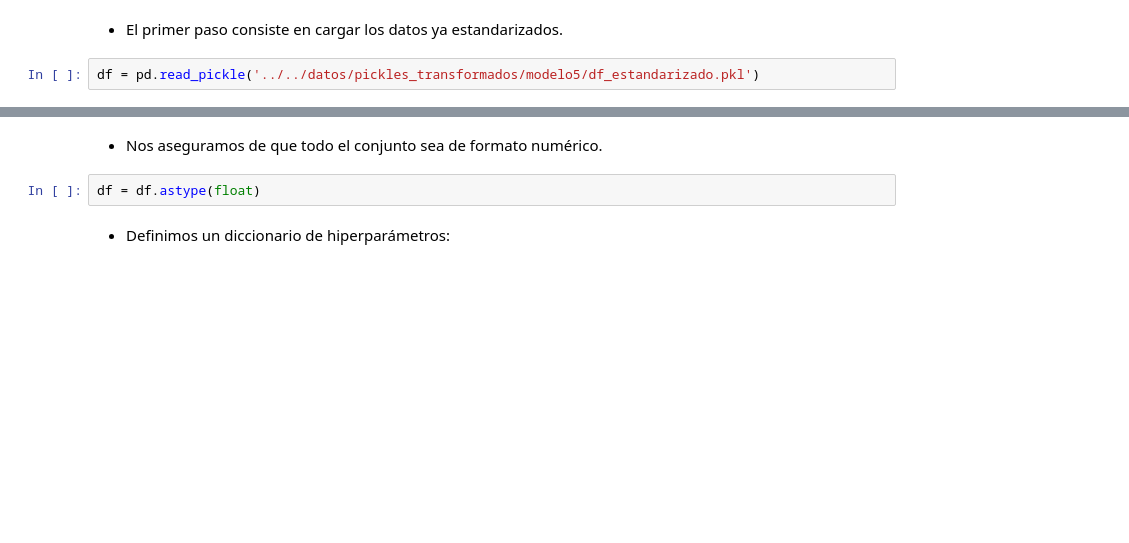
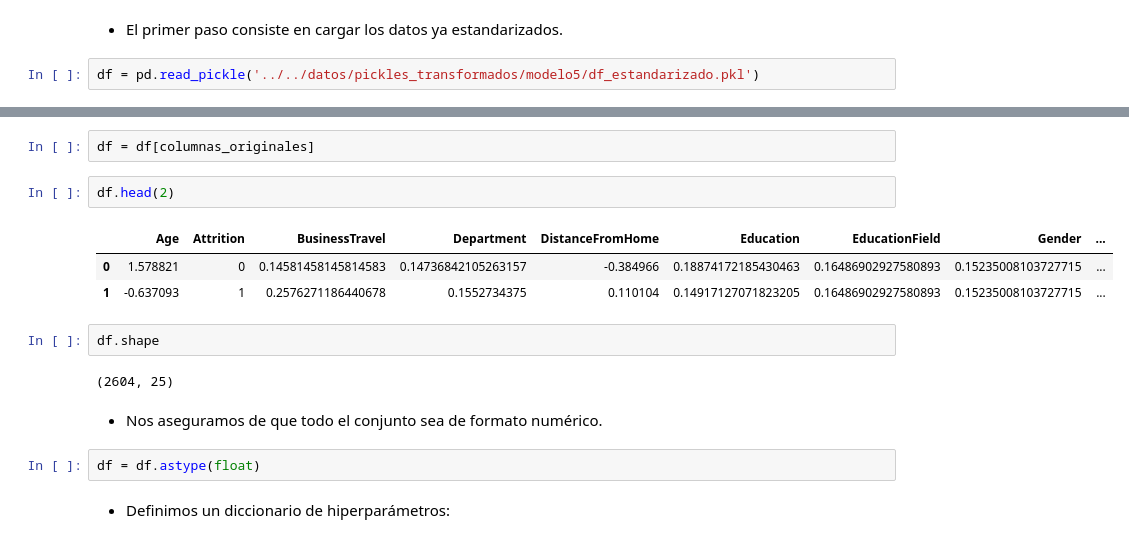
Before and after one commit to davfranco1/Proyecto8-PrediccionRetencionEmpleados, a Jupyter notebook: notebooks/modelo5/5-5_Modelos.ipynb, the cells around one changed output, grey strips where cells are left out. Cells and saved outputs as stored; diff of their text form; blank space fills up the shorter version.

```diff
--- a/notebooks/modelo5/5-5_Modelos.ipynb
+++ b/notebooks/modelo5/5-5_Modelos.ipynb
@@ -44,3 +59,15 @@ df.sample(5)
+# %%
+df = df[columnas_originales]
+# %%
+df.head(2)
+# %% [output]
+|  | Age | Attrition | BusinessTravel | Department | DistanceFromHome | Education | EducationField | Gender | ... |
+| 0 | 1.578821 | 0 | 0.14581458145814583 | 0.14736842105263157 | -0.384966 | 0.18874172185430463 | 0.16486902927580893 | 0.15235008103727715 | ... |
+| 1 | -0.637093 | 1 | 0.2576271186440678 | 0.1552734375 | 0.110104 | 0.14917127071823205 | 0.16486902927580893 | 0.15235008103727715 | ... |
+# %%
+df.shape
+# %% [output]
+(2604, 25)
 # %% [markdown]
 - Nos aseguramos de que todo el conjunto sea de formato numérico.
 # %%
```
Also changed, not shown: parts of 8 cells of this notebook, 14 other files.
